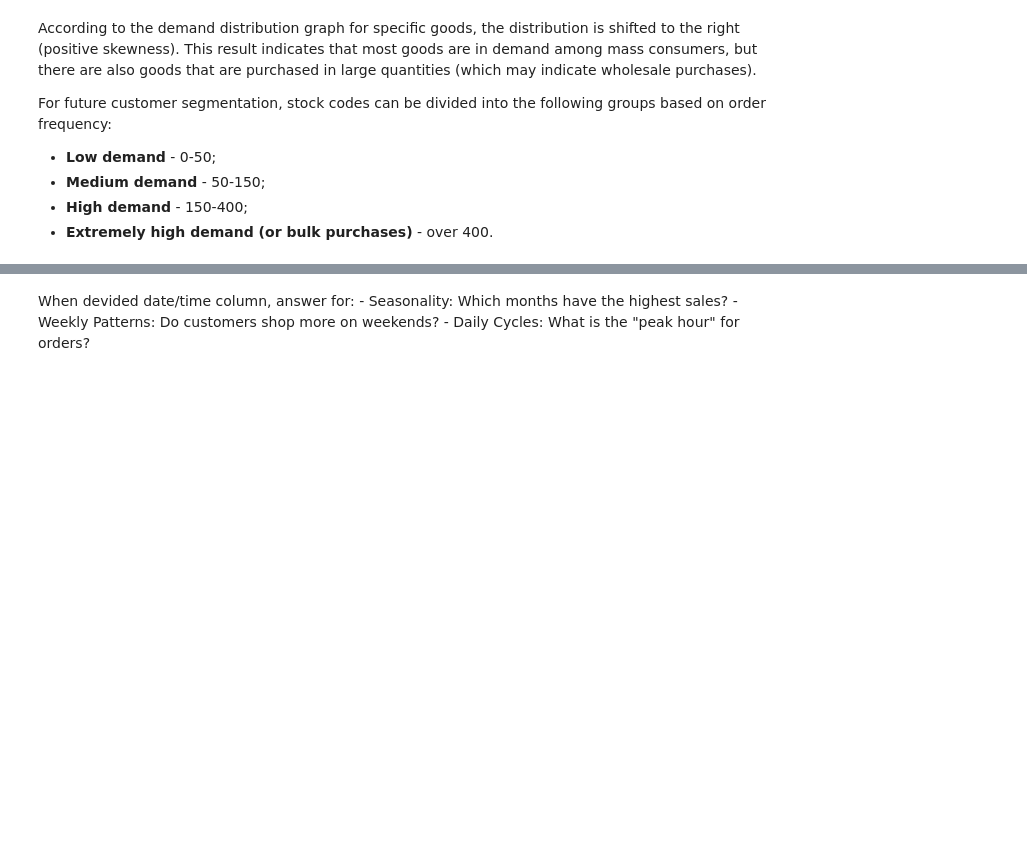
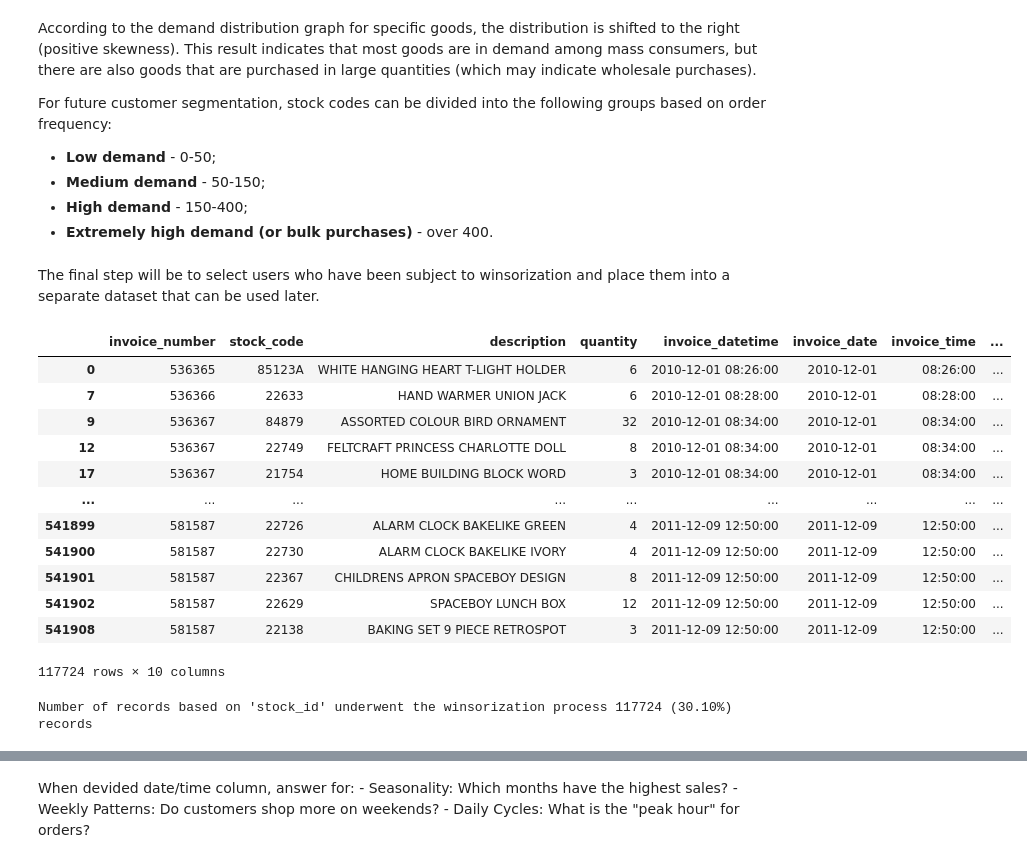
Before and after one commit to RV01011001/project_1-customer-segmentation, a Jupyter notebook: notebooks/03_exploratory_data_analysis.ipynb, the cells around one changed output, grey strips where cells are left out. Cells and saved outputs as stored; diff of their text form; code cells hidden in the pictures; blank space fills up the shorter version.

```diff
--- a/notebooks/03_exploratory_data_analysis.ipynb
+++ b/notebooks/03_exploratory_data_analysis.ipynb
@@ -645,3 +645,31 @@ For future customer segmentation, stock codes can be divided into the following
 - **Medium demand** - 50-150;
 - **High demand** - 150-400;
 - **Extremely high demand (or bulk purchases)** - over 400.
+# %% [markdown]
+The final step will be to select users who have been subject to winsorization and place them into a separate dataset that can be used later.
+# %%
+stock_code_counts_winsored_ids = stock_code_counts[stock_code_counts > upper_limit].index
+
+stock_code_winsored = df[df['stock_code'].isin(stock_code_counts_winsored_ids)]
+stock_code_winsored
+# %% [output]
+|  | invoice_number | stock_code | description | quantity | invoice_datetime | invoice_date | invoice_time | ... |
+| 0 | 536365 | 85123A | WHITE HANGING HEART T-LIGHT HOLDER | 6 | 2010-12-01 08:26:00 | 2010-12-01 | 08:26:00 | ... |
+| 7 | 536366 | 22633 | HAND WARMER UNION JACK | 6 | 2010-12-01 08:28:00 | 2010-12-01 | 08:28:00 | ... |
+| 9 | 536367 | 84879 | ASSORTED COLOUR BIRD ORNAMENT | 32 | 2010-12-01 08:34:00 | 2010-12-01 | 08:34:00 | ... |
+| 12 | 536367 | 22749 | FELTCRAFT PRINCESS CHARLOTTE DOLL | 8 | 2010-12-01 08:34:00 | 2010-12-01 | 08:34:00 | ... |
+| 17 | 536367 | 21754 | HOME BUILDING BLOCK WORD | 3 | 2010-12-01 08:34:00 | 2010-12-01 | 08:34:00 | ... |
+| ... | ... | ... | ... | ... | ... | ... | ... | ... |
+| 541899 | 581587 | 22726 | ALARM CLOCK BAKELIKE GREEN | 4 | 2011-12-09 12:50:00 | 2011-12-09 | 12:50:00 | ... |
+| 541900 | 581587 | 22730 | ALARM CLOCK BAKELIKE IVORY | 4 | 2011-12-09 12:50:00 | 2011-12-09 | 12:50:00 | ... |
+| 541901 | 581587 | 22367 | CHILDRENS APRON SPACEBOY DESIGN | 8 | 2011-12-09 12:50:00 | 2011-12-09 | 12:50:00 | ... |
+| 541902 | 581587 | 22629 | SPACEBOY LUNCH BOX | 12 | 2011-12-09 12:50:00 | 2011-12-09 | 12:50:00 | ... |
+| 541908 | 581587 | 22138 | BAKING SET 9 PIECE RETROSPOT | 3 | 2011-12-09 12:50:00 | 2011-12-09 | 12:50:00 | ... |
+117724 rows × 10 columns
+# %%
+total_stock_code_winsored = stock_code_winsored.shape[0]
+percentage_stock_code_winsored = float((total_stock_code_winsored / df.shape[0]) * 100)
+
+print(f"\nNumber of records based on 'stock_id' underwent the winsorization process {total_stock_code_winsored} ({percentage_stock_code_winsored:.2f}%) records")
+# %% [output]
+Number of records based on 'stock_id' underwent the winsorization process 117724 (30.10%) records
```
Also changed, not shown: parts of 4 cells of this notebook, 1 other file.
